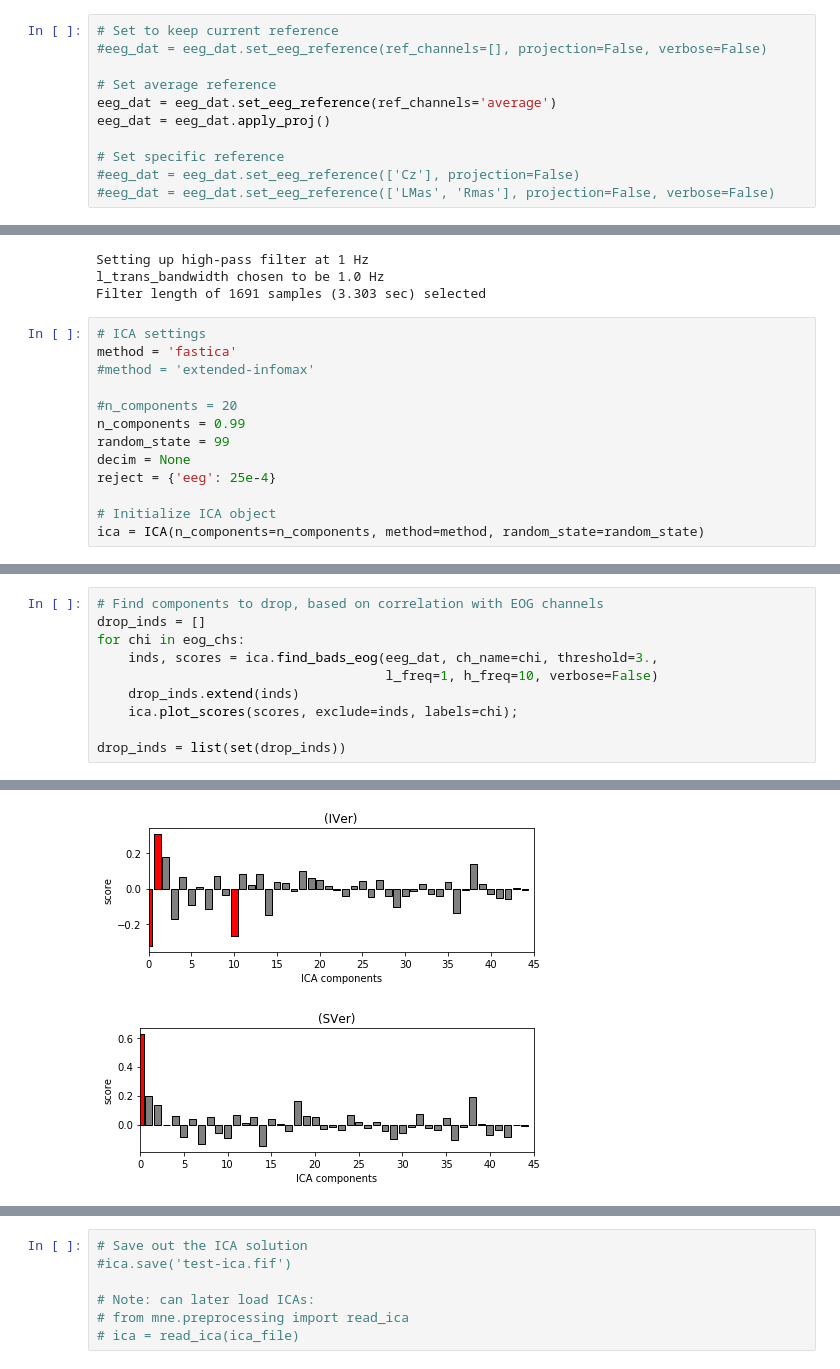
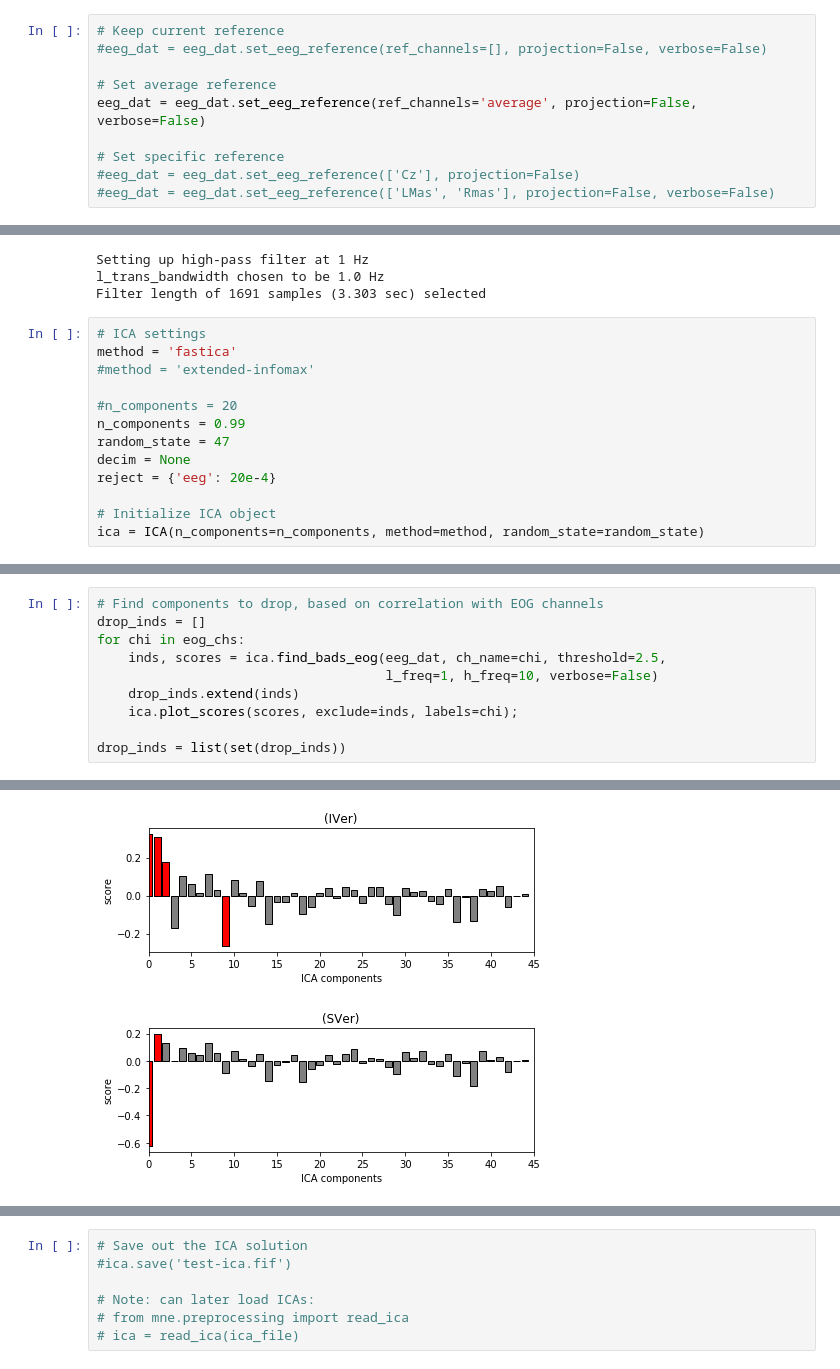
Before and after one commit to TomDonoghue/EEGparam, a Jupyter notebook: notebooks/FOOOF-EEG.ipynb, the cells around one changed output, grey strips where cells are left out. Saved outputs shown, nothing was run; the diff lists cells and outputs as text.

```diff
--- a/notebooks/FOOOF-EEG.ipynb
+++ b/notebooks/FOOOF-EEG.ipynb
@@ -89,12 +88,11 @@ Setting channel info structure...
 Creating raw.info structure...
 Reading 0 ... 1382399  =      0.000 ...  2699.998 secs...
 # %%
-# Set to keep current reference
+# Keep current reference
 #eeg_dat = eeg_dat.set_eeg_reference(ref_channels=[], projection=False, verbose=False)
 
 # Set average reference
-eeg_dat = eeg_dat.set_eeg_reference(ref_channels='average')
-eeg_dat = eeg_dat.apply_proj()
+eeg_dat = eeg_dat.set_eeg_reference(ref_channels='average', projection=False, verbose=False)
 
 # Set specific reference
 #eeg_dat = eeg_dat.set_eeg_reference(['Cz'], projection=False)
@@ -144,9 +142,9 @@ method = 'fastica'
 
 #n_components = 20
 n_components = 0.99
-random_state = 99
+random_state = 47
 decim = None
-reject = {'eeg': 25e-4}
+reject = {'eeg': 20e-4}
 
 # Initialize ICA object
 ica = ICA(n_components=n_components, method=method, random_state=random_state)
@@ -163,7 +161,7 @@ Fitting ICA took 75.0s.
 # Find components to drop, based on correlation with EOG channels
 drop_inds = []
 for chi in eog_chs:
-    inds, scores = ica.find_bads_eog(eeg_dat, ch_name=chi, threshold=3.,
+    inds, scores = ica.find_bads_eog(eeg_dat, ch_name=chi, threshold=2.5,
                                      l_freq=1, h_freq=10, verbose=False)
     drop_inds.extend(inds)
     ica.plot_scores(scores, exclude=inds, labels=chi);
@@ -175,5 +173,5 @@ drop_inds = list(set(drop_inds))
-[figure, old version]
+[figure, new version]
-[figure, old version]
+[figure, new version]
 # %%
 # Check the set of components to be dropped
 ica.exclude = drop_inds
```
Also changed, not shown: parts of 22 cells of this notebook.
